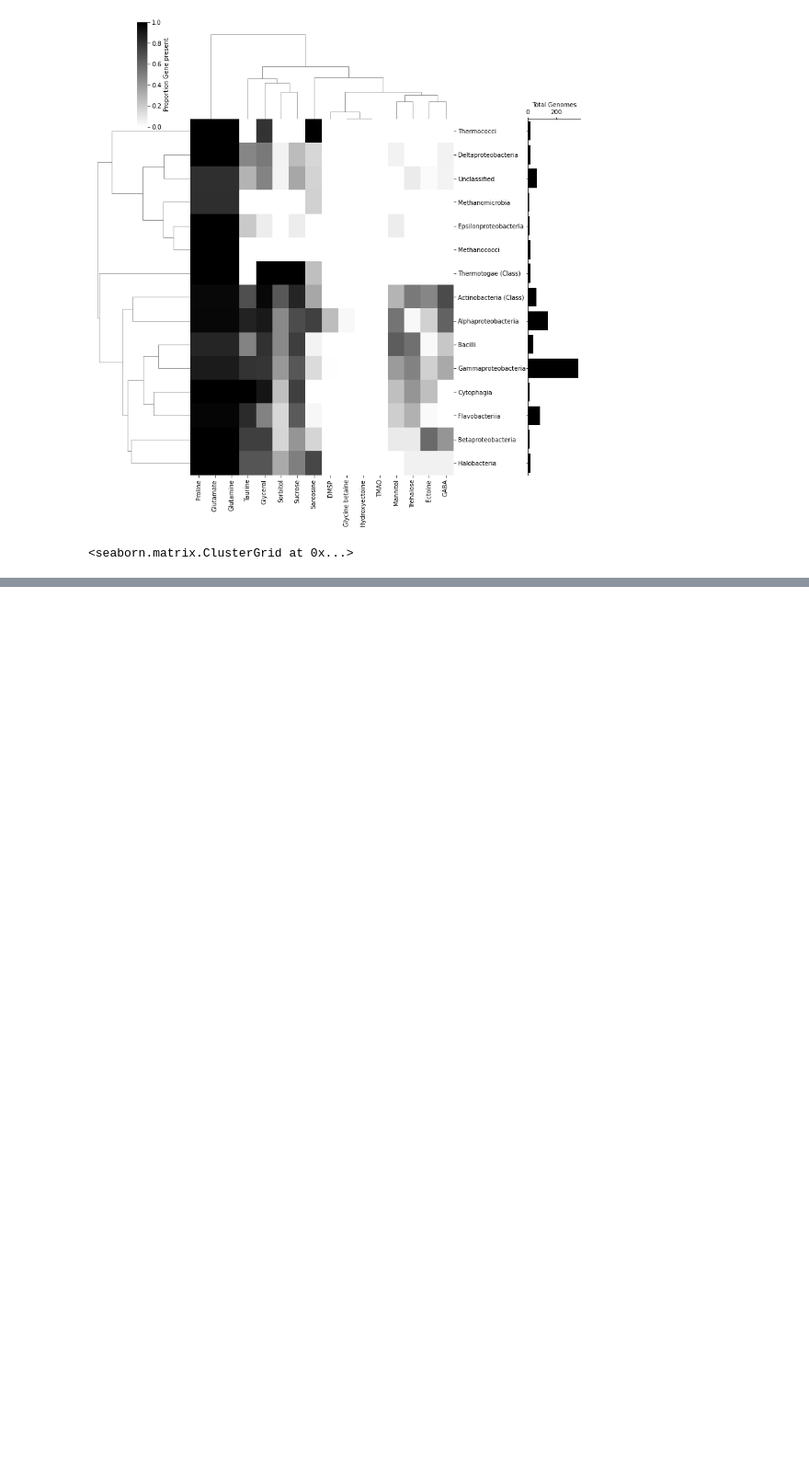
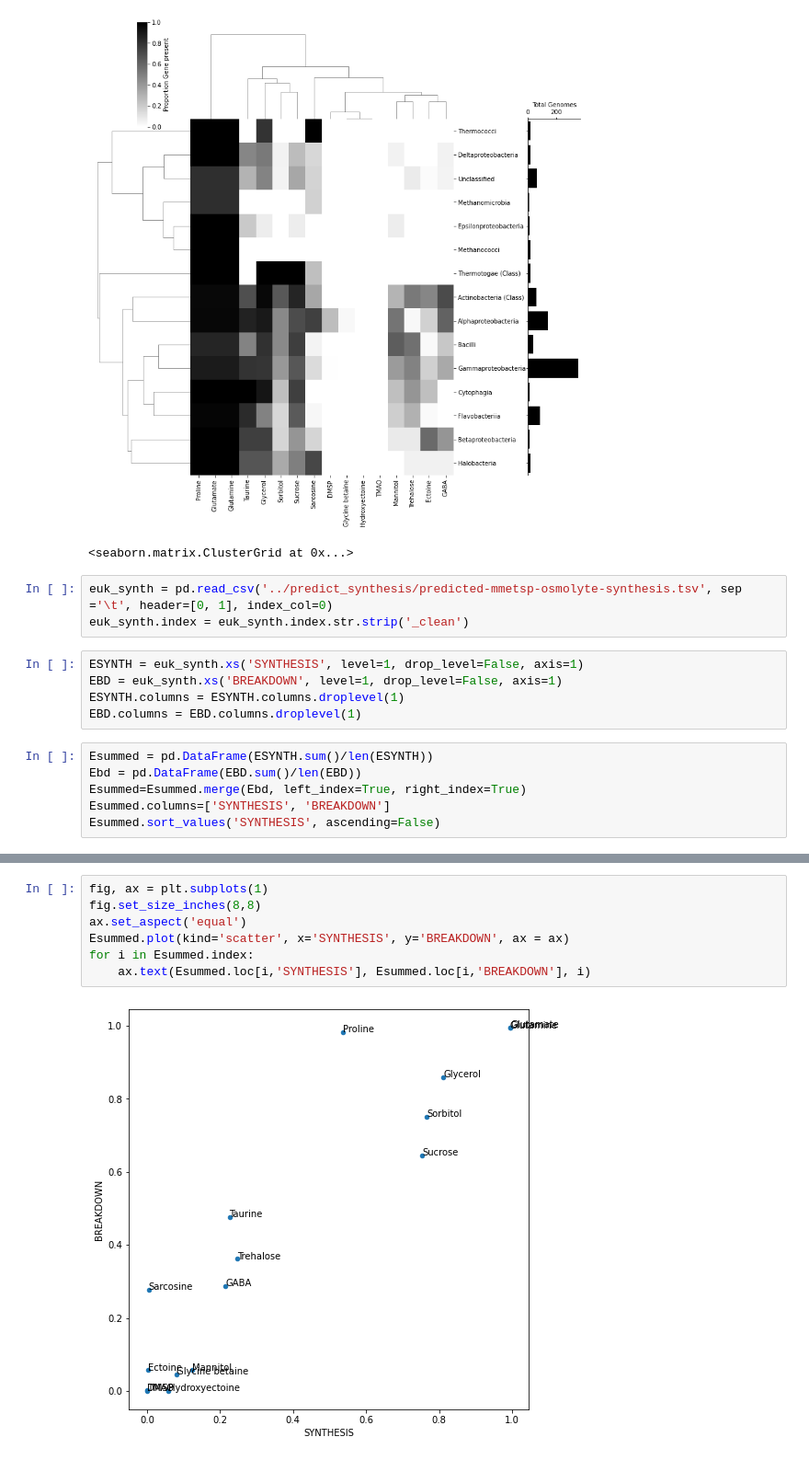
Before and after one commit to AlexanderLabWHOI/2021-marine-osmolytes, a Jupyter notebook: genome-searching/notebooks/Global-Synthesisis.ipynb, the cells around one changed output, grey strips where cells are left out. Shown: that part at 92% size. Saved outputs shown, nothing was run; the diff lists cells and outputs as text; blank space fills up the shorter version.

Commit message:
added general plotting

```diff
--- a/genome-searching/notebooks/Global-Synthesisis.ipynb
+++ b/genome-searching/notebooks/Global-Synthesisis.ipynb
@@ -114,3 +123,17 @@ create_cluster_bar(Bdivision_bact, Btotal_bac_group, genome=True, cutoff=True, c
 # %% [output]
 [figure]
 <seaborn.matrix.ClusterGrid at 0x...>
+# %%
+euk_synth = pd.read_csv('../predict_synthesis/predicted-mmetsp-osmolyte-synthesis.tsv', sep ='\t', header=[0, 1], index_col=0)
+euk_synth.index = euk_synth.index.str.strip('_clean')
+# %%
+ESYNTH = euk_synth.xs('SYNTHESIS', level=1, drop_level=False, axis=1)
+EBD = euk_synth.xs('BREAKDOWN', level=1, drop_level=False, axis=1)
+ESYNTH.columns = ESYNTH.columns.droplevel(1)
+EBD.columns = EBD.columns.droplevel(1)
+# %%
+Esummed = pd.DataFrame(ESYNTH.sum()/len(ESYNTH))
+Ebd = pd.DataFrame(EBD.sum()/len(EBD))
+Esummed=Esummed.merge(Ebd, left_index=True, right_index=True)
+Esummed.columns=['SYNTHESIS', 'BREAKDOWN']
+Esummed.sort_values('SYNTHESIS', ascending=False)
@@ -116,0 +158,9 @@ create_cluster_bar(Bdivision_bact, Btotal_bac_group, genome=True, cutoff=True, c
+# %%
+fig, ax = plt.subplots(1)
+fig.set_size_inches(8,8)
+ax.set_aspect('equal')
+Esummed.plot(kind='scatter', x='SYNTHESIS', y='BREAKDOWN', ax = ax)
+for i in Esummed.index:
+    ax.text(Esummed.loc[i,'SYNTHESIS'], Esummed.loc[i,'BREAKDOWN'], i)
+# %% [output]
+[figure, added]
```
Also changed, not shown: parts of 5 cells of this notebook.
